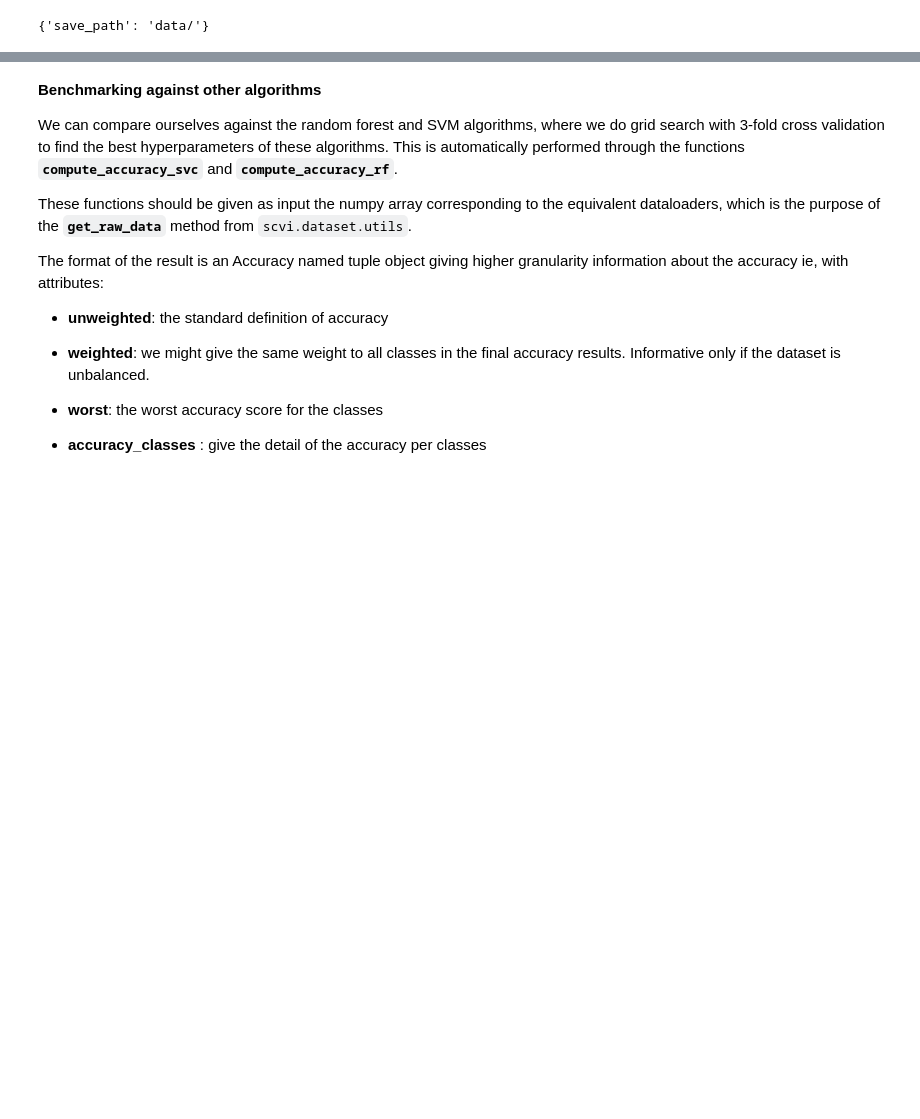
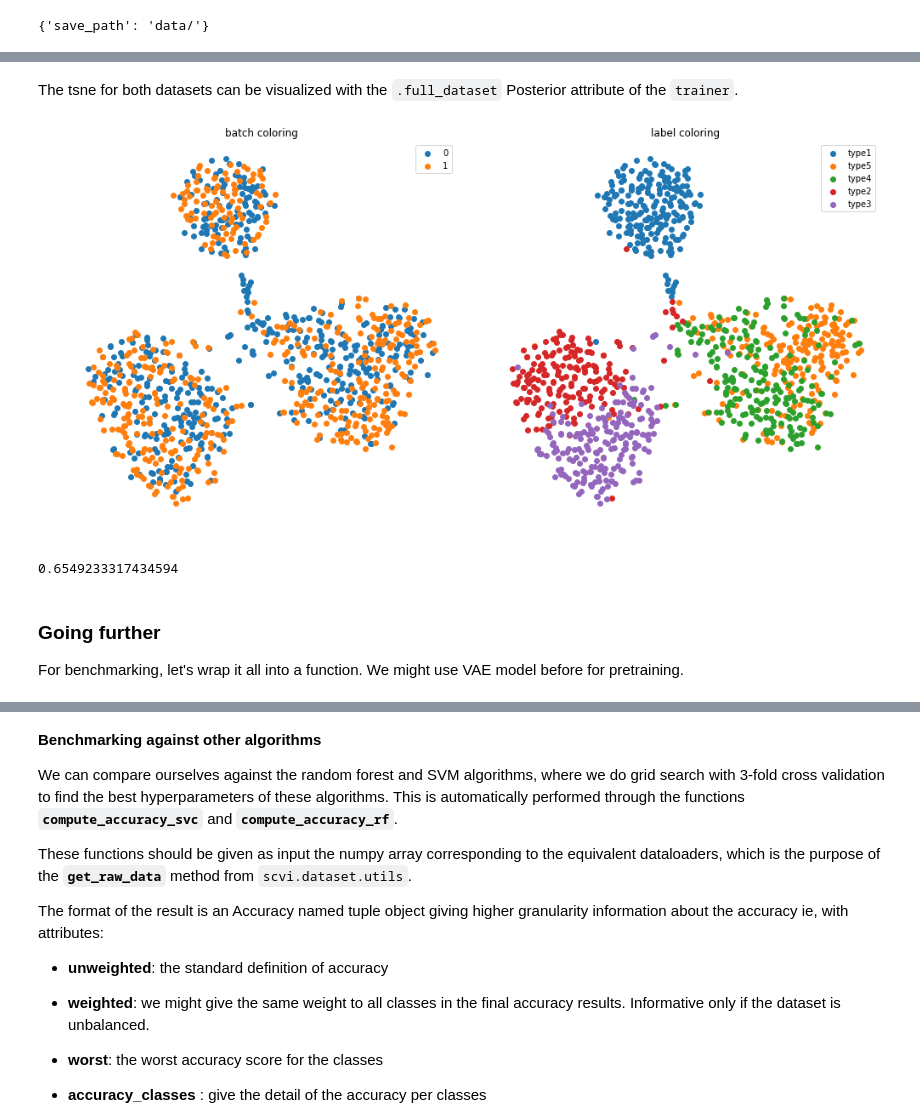
Before and after one commit to gabmis/scVI, a Jupyter notebook: docs/notebooks/annotation.ipynb, the cells around one changed output, grey strips where cells are left out. Saved outputs shown, nothing was run; the diff lists cells and outputs as text; code cells hidden in the pictures; blank space fills up the shorter version.

```diff
--- a/docs/notebooks/annotation.ipynb
+++ b/docs/notebooks/annotation.ipynb
@@ -40,0 +104,11 @@ Finished preprocessing Cortex data
+# %% [markdown]
+The tsne for both datasets can be visualized with the `.full_dataset` Posterior attribute of the `trainer`.
+# %%
+n_samples = 1000 if n_samples_tsne is None else n_samples_tsne
+trainer_scanvi.full_dataset.show_t_sne(n_samples=n_samples, color_by='batches and labels')
+# %% [output]
+[figure, added]
+# %%
+trainer_scanvi.full_dataset.entropy_batch_mixing()
+# %% [output]
+0.6549233317434594
@@ -40,0 +121,4 @@ Finished preprocessing Cortex data
+# %% [markdown]
+### Going further
+
+For benchmarking, let's wrap it all into a function. We might use VAE model before for pretraining.
```
Also changed, not shown: parts of 25 cells of this notebook, 1 other file.
